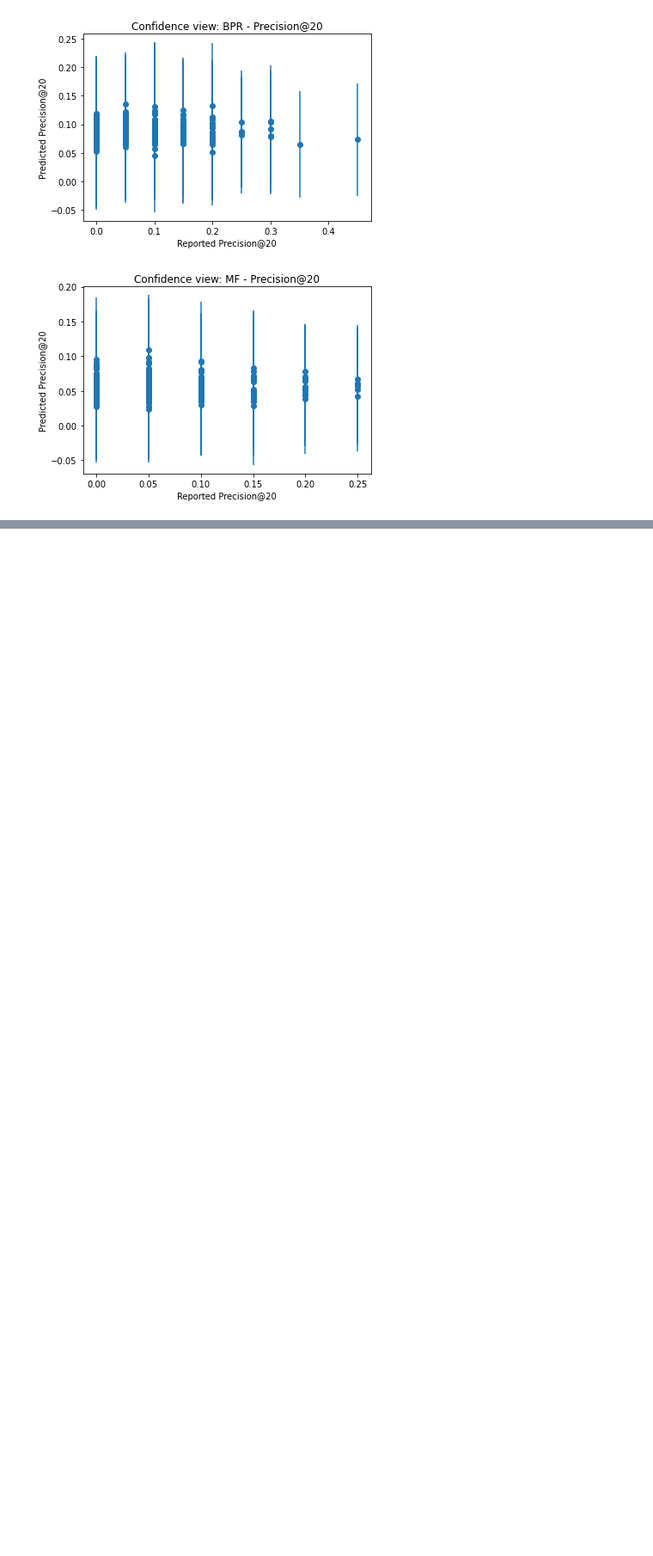
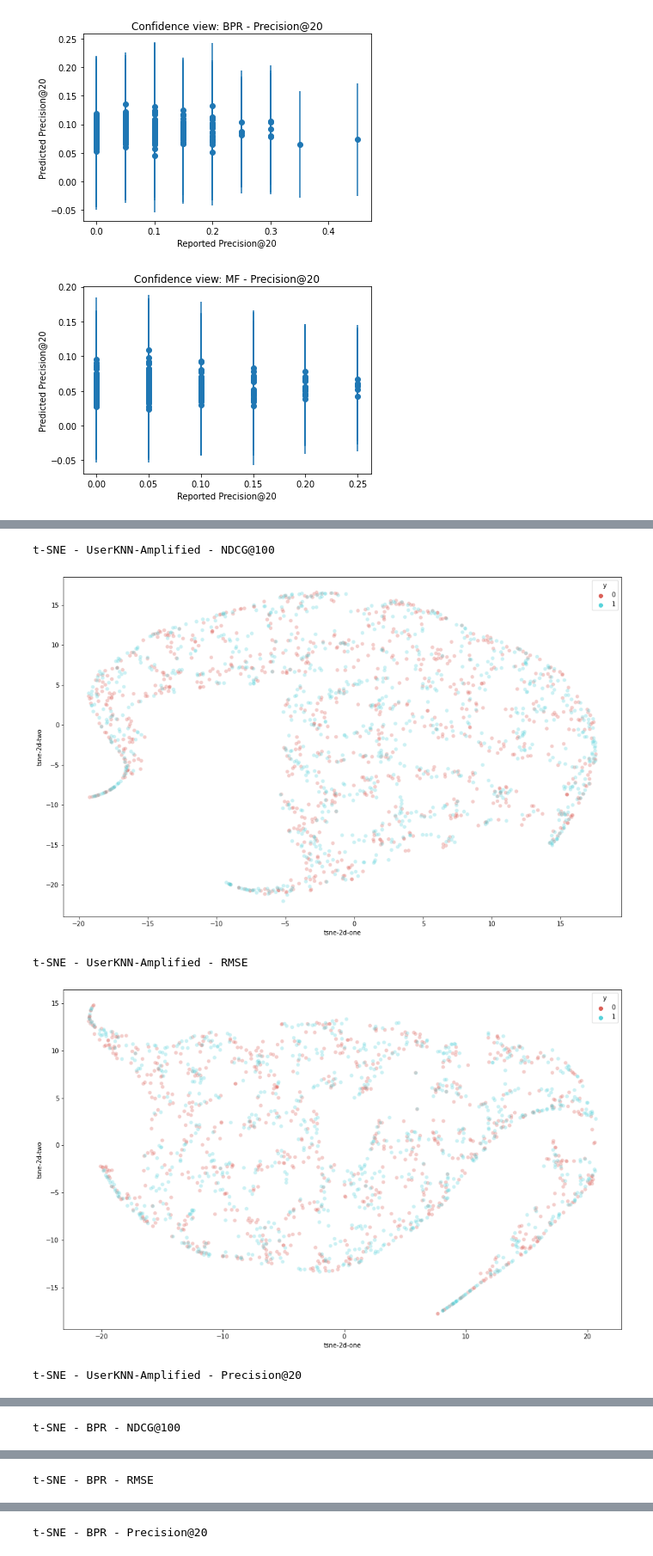
Before and after one commit to hugodavilat/recomendadores, a Jupyter notebook: explanatory_framework/features_calculator/features_relevance_v2.ipynb, the cells around one changed output, grey strips where cells are left out. Shown at 86% size. Cells and saved outputs as stored; diff of their text form; code cells hidden in the pictures; blank space fills up the shorter version.

```diff
--- a/explanatory_framework/features_calculator/features_relevance_v2.ipynb
+++ b/explanatory_framework/features_calculator/features_relevance_v2.ipynb
@@ -464,0 +598,56 @@ Para observar a separabilidade das features, vamos rodar dois testes usando o me
+# %%
+from __future__ import print_function
+import time
+import numpy as np
+import pandas as pd
+from sklearn.decomposition import PCA
+from sklearn.manifold import TSNE
+import matplotlib.pyplot as plt
+from mpl_toolkits.mplot3d import Axes3D
+import seaborn as sns
+
+metrics = ["NDCG@100", "RMSE", "Precision@20"]
+algos = ["UserKNN-Amplified", "BPR", "MF"]
+ammount = 0.15
+
+df_features = pd.read_csv(f"../datasets/{DS}/user_metrics_v2.csv",
+                          sep='\s*,\s*', index_col=0, engine='python')
+for algo in algos:
+    for metric in metrics:
+        df_models = pd.read_csv(f"../user_features_table/{DS}/{metric}.csv",
+                                sep='\s*,\s*', index_col=0, engine='python')
+        df = df_features.join(df_models)
+
+        X, y = divide_into_extreme_groups(df=df, algo=algo, extreme_amount=ammount)
+        pca = PCA(n_components=3)
+        pca_result = pca.fit_transform(X)
+        dfr = pd.DataFrame({})
+        dfr[FEATURES] = X
+        dfr['pca-one'] = pca_result[:,0]
+        dfr['pca-two'] = pca_result[:,1]
+        dfr['pca-three'] = pca_result[:,2]
+        dfr['y'] = [0 if x == 'bad' else 1 for x in y]
+        time_start = time.time()
+        tsne = TSNE(n_components=2, verbose=False, perplexity=40, n_iter=300)
+        tsne_results = tsne.fit_transform(dfr)
+        dfr['tsne-2d-one'] = tsne_results[:,0]
+        dfr['tsne-2d-two'] = tsne_results[:,1]
+
+        print(f't-SNE - {algo} - {metric}')
+
+        plt.figure(figsize=(16,10))
+        sns.scatterplot(
+            x="tsne-2d-one", y="tsne-2d-two",
+            hue="y",
+            palette=sns.color_palette("hls", 2),
+            data=dfr,
+            legend="full",
+            alpha=0.3
+        )
+        plt.show()
+# %% [output]
+t-SNE - UserKNN-Amplified - NDCG@100
+[figure, added]
+t-SNE - UserKNN-Amplified - RMSE
+[figure, added]
+t-SNE - UserKNN-Amplified - Precision@20
@@ -464,0 +655 @@ Para observar a separabilidade das features, vamos rodar dois testes usando o me
+t-SNE - BPR - NDCG@100
@@ -464,0 +657 @@ Para observar a separabilidade das features, vamos rodar dois testes usando o me
+t-SNE - BPR - RMSE
@@ -464,0 +659 @@ Para observar a separabilidade das features, vamos rodar dois testes usando o me
+t-SNE - BPR - Precision@20
```
Also changed, not shown: parts of 9 cells of this notebook.
